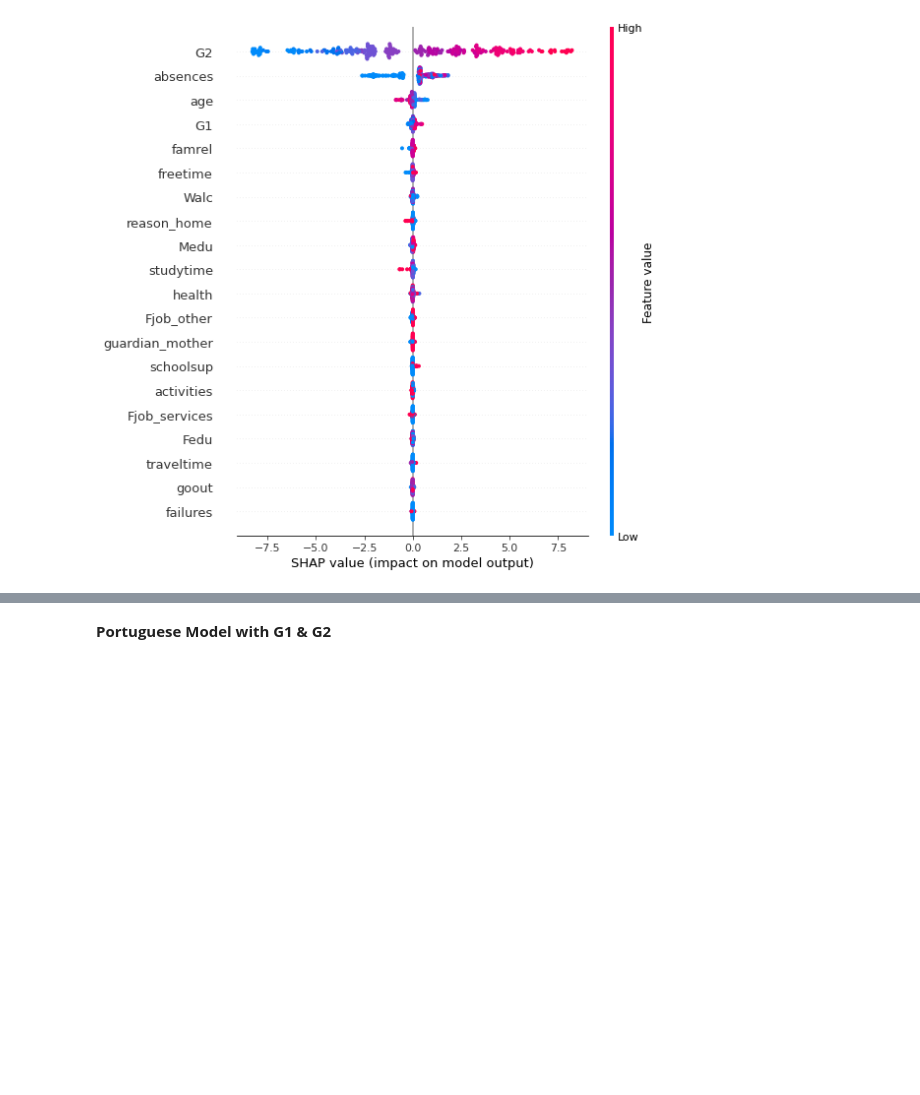
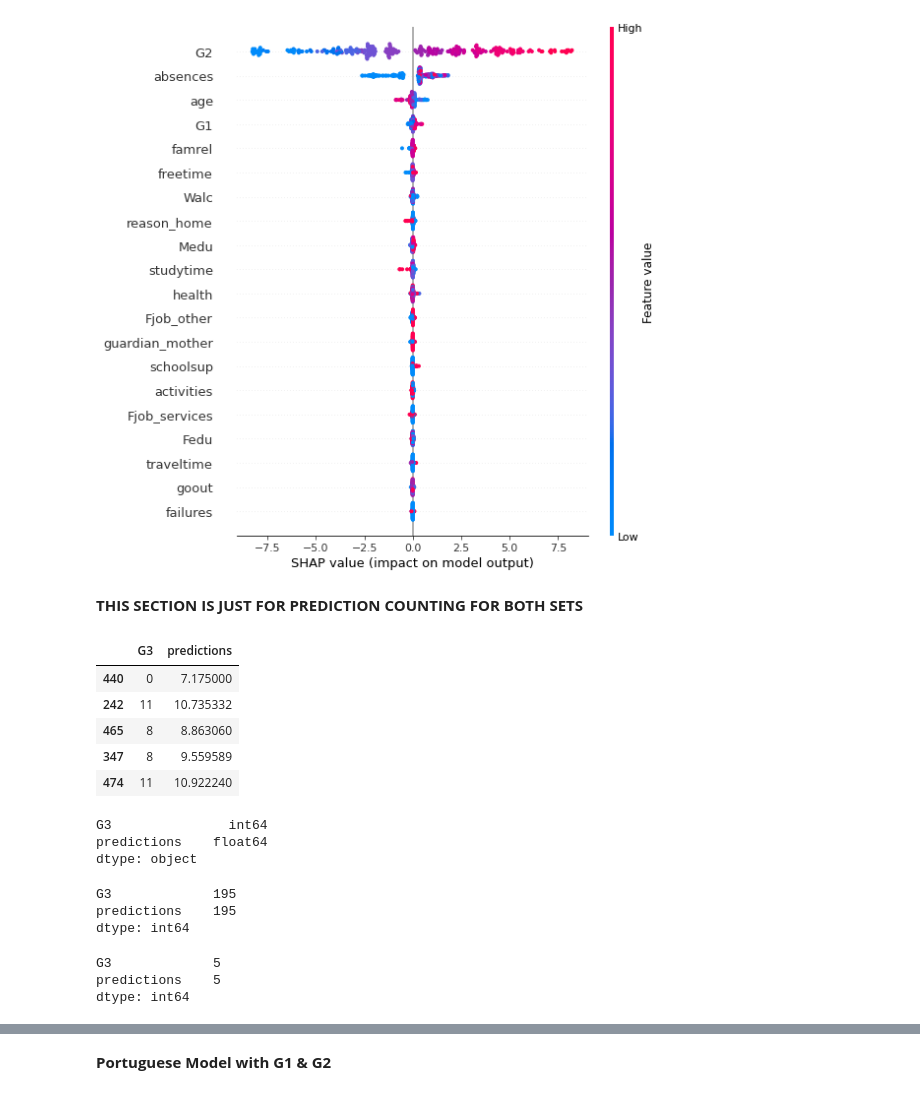
Before and after one commit to NeilCollinsMS/Advanced-Data-Repository, a Jupyter notebook: Neil's_ADA_Models.ipynb, the cells around one changed output, grey strips where cells are left out. Cells and saved outputs as stored; diff of their text form; code cells hidden in the pictures; blank space fills up the shorter version.

Commit message:
Added code to count actual and prediction ranges

```diff
--- a/Neil's_ADA_Models.ipynb
+++ b/Neil's_ADA_Models.ipynb
@@ -453,3 +434,33 @@ shap.summary_plot(shap_values, X_train, plot_type="bar")
 shap.summary_plot(shap_values, X_train)
 # %% [output]
 [figure]
+# %% [markdown]
+**THIS SECTION IS JUST FOR PREDICTION COUNTING FOR BOTH SETS**
+# %%
+y_test = pd.DataFrame(y_test)
+
+# Uncomment whichever one you need to count
+
+# y_test['predictions'] = true_math_full.predict(X_test)
+y_test['predictions'] = true_port_full.predict(X_test)
+# %%
+y_test.head()
+# %% [output]
+|  | G3 | predictions |
+| 440 | 0 | 7.175000 |
+| 242 | 11 | 10.735332 |
+| 465 | 8 | 8.863060 |
+| 347 | 8 | 9.559589 |
+| 474 | 11 | 10.922240 |
+# %%
+y_test.dtypes
+# %% [output]
+G3               int64
+predictions    float64
+dtype: object
+# %%
+y_test.count()
+# %% [output]
+G3             195
+predictions    195
+dtype: int64
@@ -455,0 +469,6 @@ shap.summary_plot(shap_values, X_train)
+# %%
+uns.count()
+# %% [output]
+G3             5
+predictions    5
+dtype: int64
```
Also changed, not shown: parts of 23 cells of this notebook.
